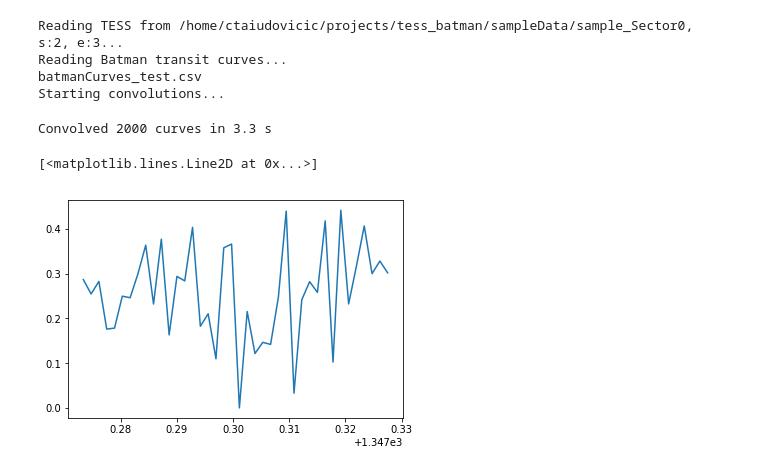
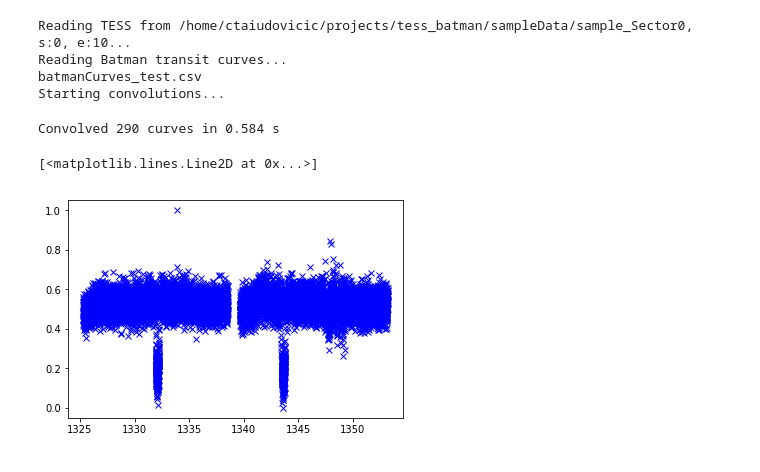
Before and after one commit to cjtu/tess_batman, a Jupyter notebook: code/master_notebook.ipynb, the cells around one changed output. Saved outputs shown, nothing was run; the diff lists cells and outputs as text; code cells hidden in the pictures.

Commit message:
Add new scripts and real exoplanet data

```diff
--- a/code/master_notebook.ipynb
+++ b/code/master_notebook.ipynb
@@ -32,22 +50,19 @@ Wrote files in 2.1715877056121826 s
 # %%
 # pt = "/home/ctaiudovicic/projects/tess_batman/data/TESS/"
 pt = "/home/ctaiudovicic/projects/tess_batman/sampleData/"
-start = 2
-end = 3
-tess_names = read_tess(pt, pt+"sample_Sector0", start, end)
+tstart = 0
+tend = 10
+tess_names = read_tess(pt, pt+"sample_Sector0", tstart, tend)
 times, curve_names, batmanCurves = read_batman(pb, suffix)
 tess_time, tess_flux = open_tess_fits(tess_names[0], norm=True)
 curves, times, convs = convolve(tess_time, tess_flux, batmanCurves, curve_names, num_keep=len(curve_names))
 
-plt.plot(tess_time, tess_flux)
-
-
-# candidates = tbconvolve(pt, pb, suffix, 0, start, end, pb, num_keep = -1, norm_tess=True, write=False)
+plt.plot(tess_time, tess_flux, 'bx')
 # %% [output]
-Reading TESS from /home/ctaiudovicic/projects/tess_batman/sampleData/sample_Sector0, s:2, e:3...
+Reading TESS from /home/ctaiudovicic/projects/tess_batman/sampleData/sample_Sector0, s:0, e:10...
 Reading Batman transit curves...
 batmanCurves_test.csv
 Starting convolutions...
-Convolved 2000 curves in 3.3 s
+Convolved 290 curves in 0.584 s
 [<matplotlib.lines.Line2D at 0x...>]
-[figure, old version]
+[figure, new version]
```
Also changed, not shown: parts of 14 cells of this notebook, 9 other files.
